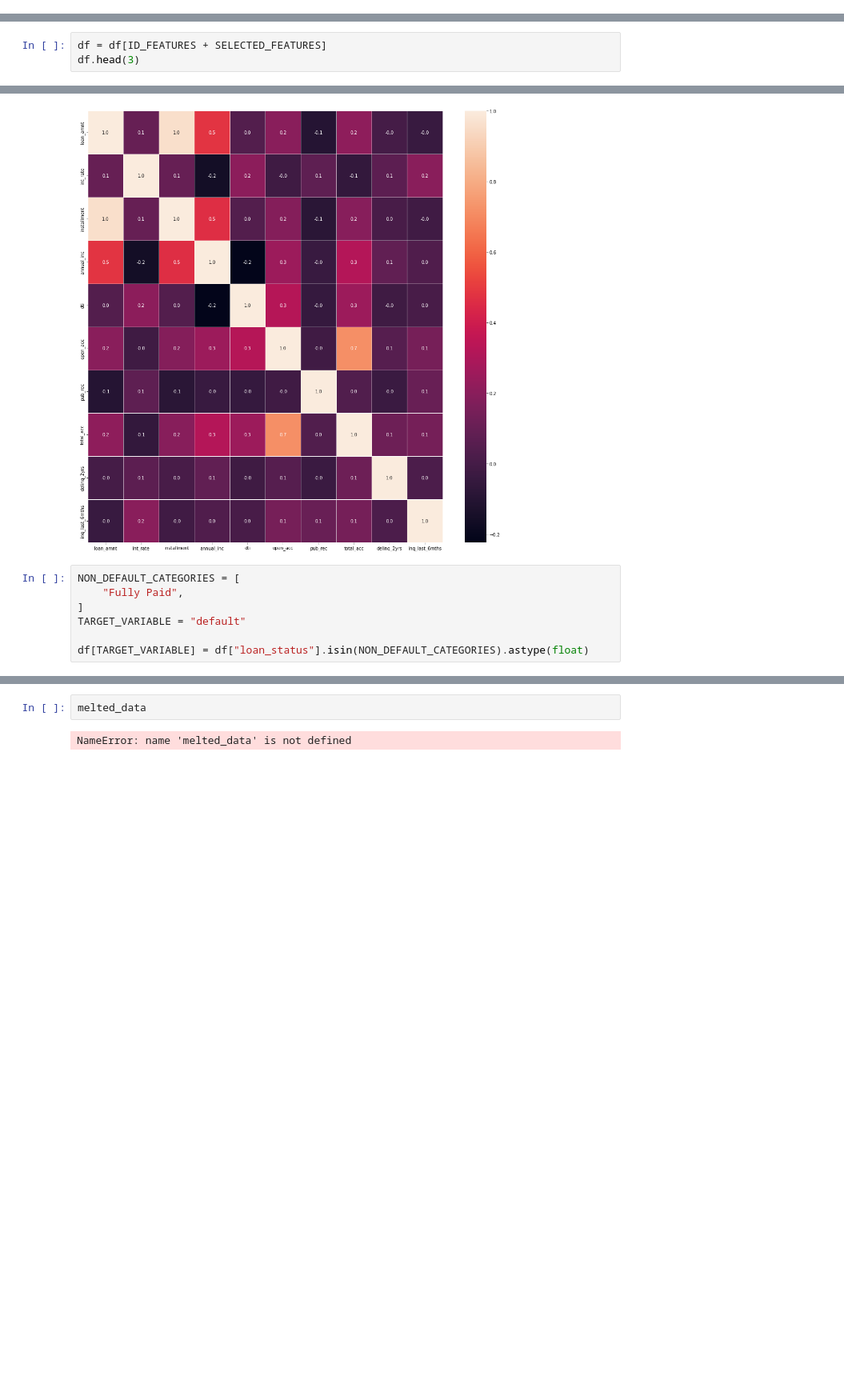
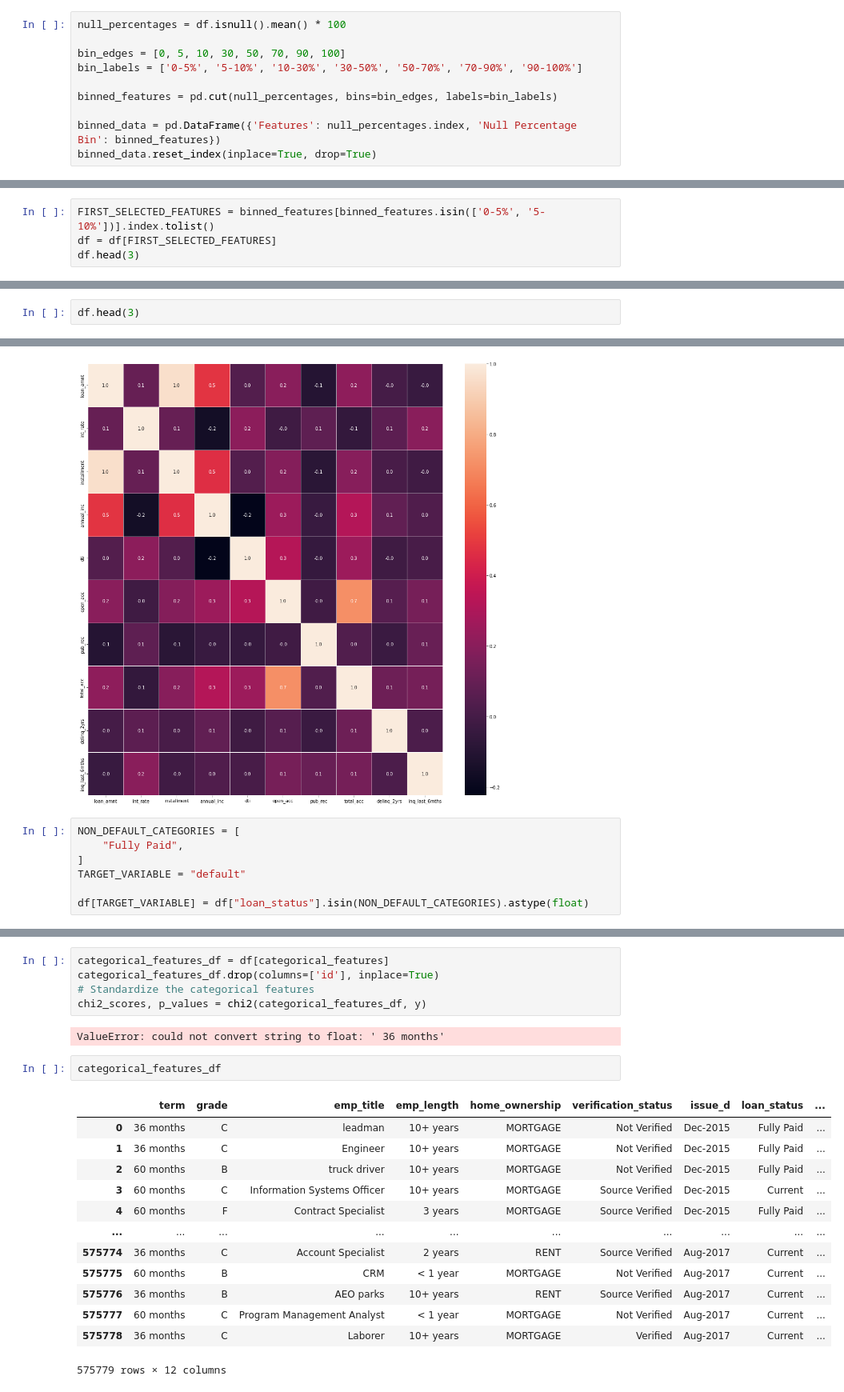
Before and after one commit to minhN2000/Risk_Management, a Jupyter notebook: credit risk/notebooks/simple_feature_selection.ipynb, the cells around one changed output, grey strips where cells are left out. Shown at 80% size. Drawn from its saved outputs; the diff is of its cells as text; blank space fills up the shorter version.

```diff
--- a/credit risk/notebooks/eda.ipynb
+++ b/credit risk/notebooks/simple_feature_selection.ipynb
@@ -185,0 +92,10 @@ There are 151 total features, but I will not use all of them. I will pick featur
+# %%
+null_percentages = df.isnull().mean() * 100
+
+bin_edges = [0, 5, 10, 30, 50, 70, 90, 100]
+bin_labels = ['0-5%', '5-10%', '10-30%', '30-50%', '50-70%', '70-90%', '90-100%']
+
+binned_features = pd.cut(null_percentages, bins=bin_edges, labels=bin_labels)
+
+binned_data = pd.DataFrame({'Features': null_percentages.index, 'Null Percentage Bin': binned_features})
+binned_data.reset_index(inplace=True, drop=True)
@@ -185,0 +187,4 @@ There are 151 total features, but I will not use all of them. I will pick featur
+# %%
+FIRST_SELECTED_FEATURES = binned_features[binned_features.isin(['0-5%', '5-10%'])].index.tolist()
+df = df[FIRST_SELECTED_FEATURES]
+df.head(3)
@@ -195,7 +206,6 @@ SELECTED_FEATURES = [
 # %% [markdown]
 Then narrow down the dimensions/features of the data
 # %%
-df = df[ID_FEATURES + SELECTED_FEATURES]
 df.head(3)
 # %% [output]
 |  | id | loan_amnt | term | int_rate | installment | grade | emp_title | emp_length | home_ownership | ... |
@@ -250,7 +259,26 @@ plt.xticks(rotation=90)
 plt.show()
 # %% [output]
 [figure]
-# %%
-melted_data
-# %% [output]
-NameError: name 'melted_data' is not defined
+# %%
+categorical_features_df = df[categorical_features]
+categorical_features_df.drop(columns=['id'], inplace=True)
+# Standardize the categorical features
+chi2_scores, p_values = chi2(categorical_features_df, y)
+# %% [output]
+ValueError: could not convert string to float: ' 36 months'
+# %%
+categorical_features_df
+# %% [output]
+|  | term | grade | emp_title | emp_length | home_ownership | verification_status | issue_d | loan_status | ... |
+| 0 | 36 months | C | leadman | 10+ years | MORTGAGE | Not Verified | Dec-2015 | Fully Paid | ... |
+| 1 | 36 months | C | Engineer | 10+ years | MORTGAGE | Not Verified | Dec-2015 | Fully Paid | ... |
+| 2 | 60 months | B | truck driver | 10+ years | MORTGAGE | Not Verified | Dec-2015 | Fully Paid | ... |
+| 3 | 60 months | C | Information Systems Officer | 10+ years | MORTGAGE | Source Verified | Dec-2015 | Current | ... |
+| 4 | 60 months | F | Contract Specialist | 3 years | MORTGAGE | Source Verified | Dec-2015 | Fully Paid | ... |
+| ... | ... | ... | ... | ... | ... | ... | ... | ... | ... |
+| 575774 | 36 months | C | Account Specialist | 2 years | RENT | Source Verified | Aug-2017 | Current | ... |
+| 575775 | 60 months | B | CRM | < 1 year | MORTGAGE | Not Verified | Aug-2017 | Current | ... |
+| 575776 | 36 months | B | AEO parks | 10+ years | RENT | Source Verified | Aug-2017 | Current | ... |
+| 575777 | 60 months | C | Program Management Analyst | < 1 year | MORTGAGE | Not Verified | Aug-2017 | Current | ... |
+| 575778 | 36 months | C | Laborer | 10+ years | MORTGAGE | Verified | Aug-2017 | Current | ... |
+575779 rows × 12 columns
```
Also changed, not shown: parts of 20 cells of this notebook.
